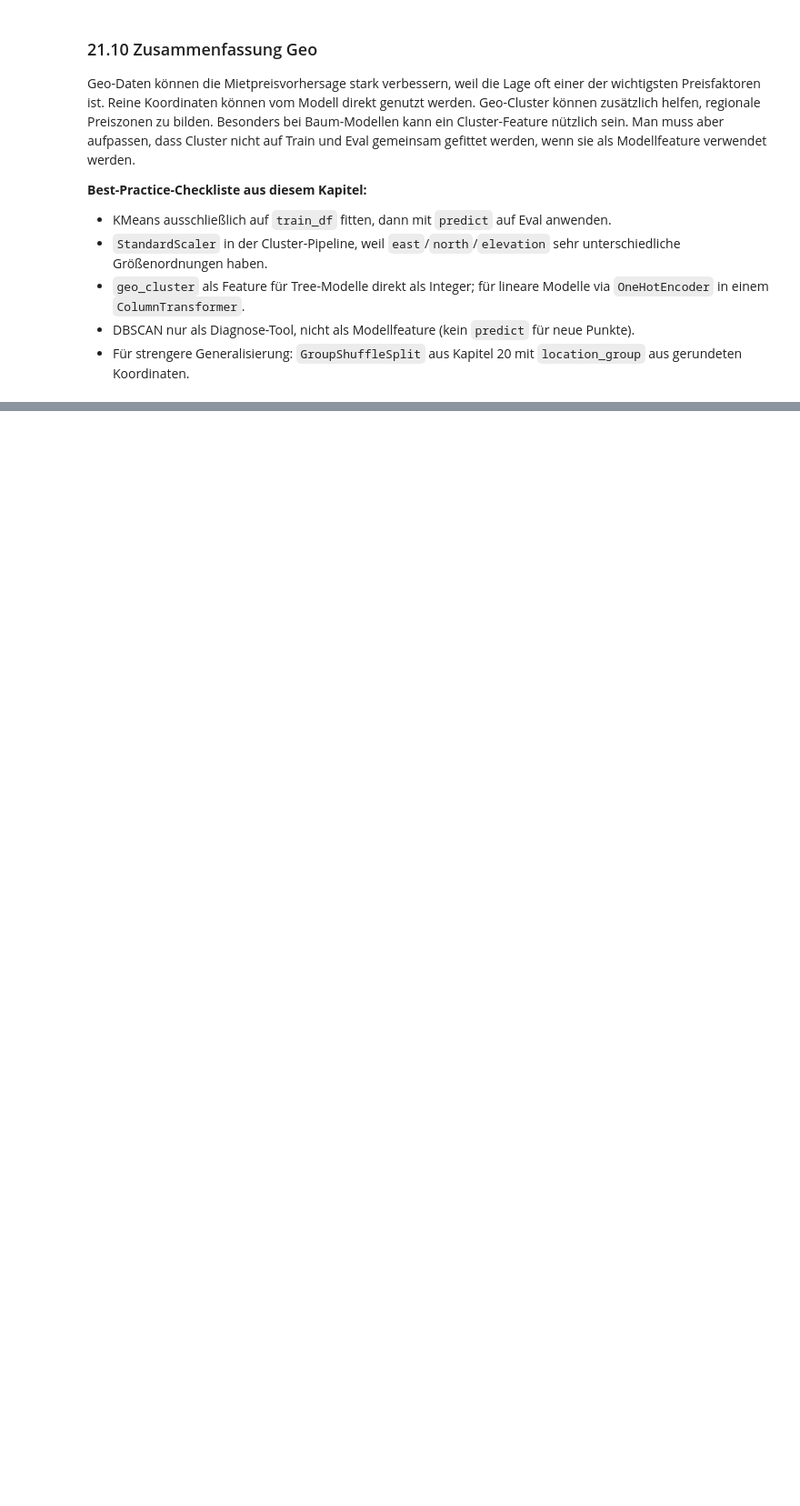
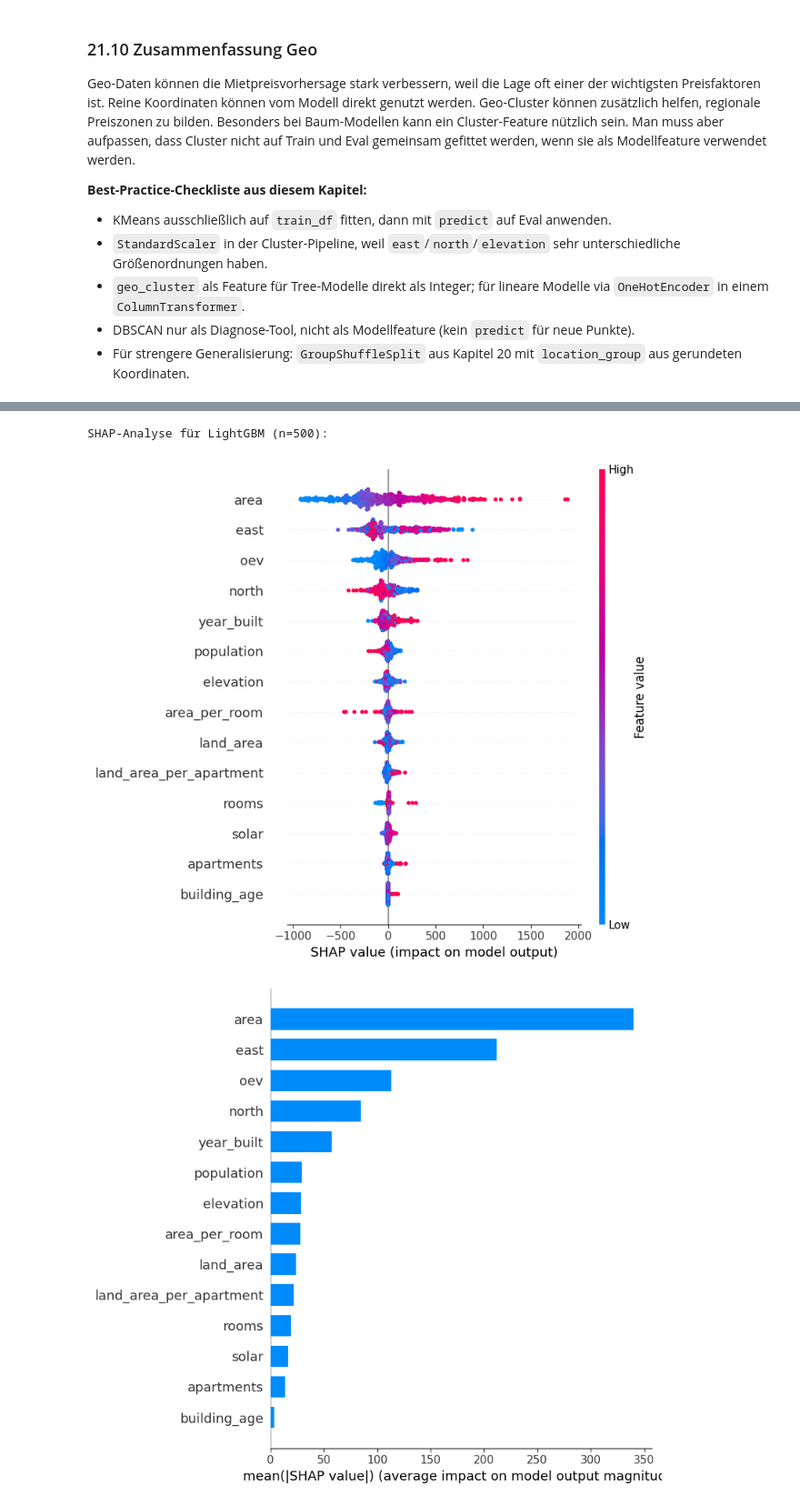
Before and after one commit to wadafacc/dspro1, a Jupyter notebook: src/notebooks/model_v3_clean.ipynb, the cells around one changed output, grey strips where cells are left out. Shown at 91% size. Saved outputs shown, nothing was run; the diff lists cells and outputs as text; code cells hidden in the pictures; blank space fills up the shorter version.

```diff
--- a/src/notebooks/model_v3_clean.ipynb
+++ b/src/notebooks/model_v3_clean.ipynb
@@ -1568,0 +1988,38 @@ Geo-Daten können die Mietpreisvorhersage stark verbessern, weil die Lage oft ei
+# %%
+try:
+    import shap
+    HAS_SHAP = True
+except ImportError:
+    HAS_SHAP = False
+
+shap_target_model_name = None
+for cand in ['LightGBM', 'XGBoost', 'GradientBoosting', 'RandomForest']:
+    if cand in main_fitted:
+        shap_target_model_name = cand
+        break
+
+if HAS_SHAP and shap_target_model_name is not None:
+    shap_model = main_fitted[shap_target_model_name]
+    sample = eval_df[main_features].sample(
+        min(500, len(eval_df)), random_state=RANDOM_STATE,
+    )
+    explainer = shap.TreeExplainer(shap_model)
+    shap_values = explainer.shap_values(sample)
+
+    print(f'SHAP-Analyse für {shap_target_model_name} (n={len(sample)}):')
+    shap.summary_plot(shap_values, sample, show=False)
+    plt.tight_layout()
+    plt.show()
+
+    # Bar-Plot: mean |SHAP|
+    shap.summary_plot(shap_values, sample, plot_type='bar', show=False)
+    plt.tight_layout()
+    plt.show()
+elif not HAS_SHAP:
+    print('SHAP nicht installiert — Installation via: pip install shap')
+else:
+    print('Kein passendes Tree-Modell verfügbar.')
+# %% [output]
+SHAP-Analyse für LightGBM (n=500):
+[figure, added]
+[figure, added]
```
Also changed, not shown: parts of 81 cells of this notebook, 7 other files.
